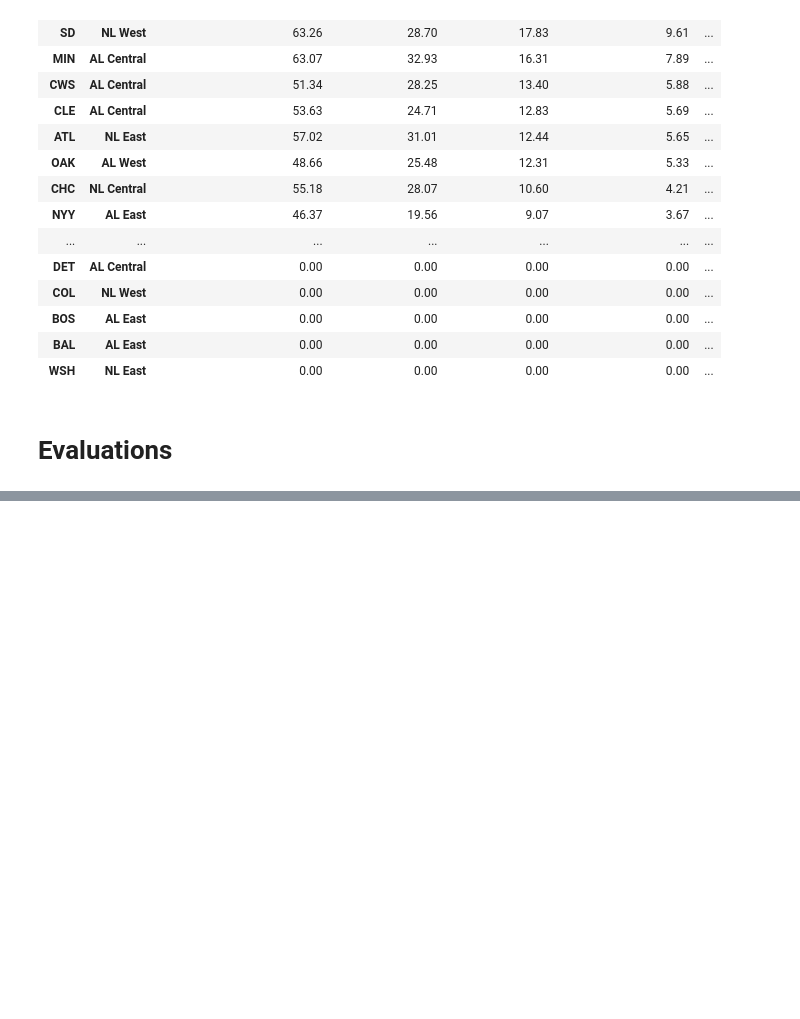
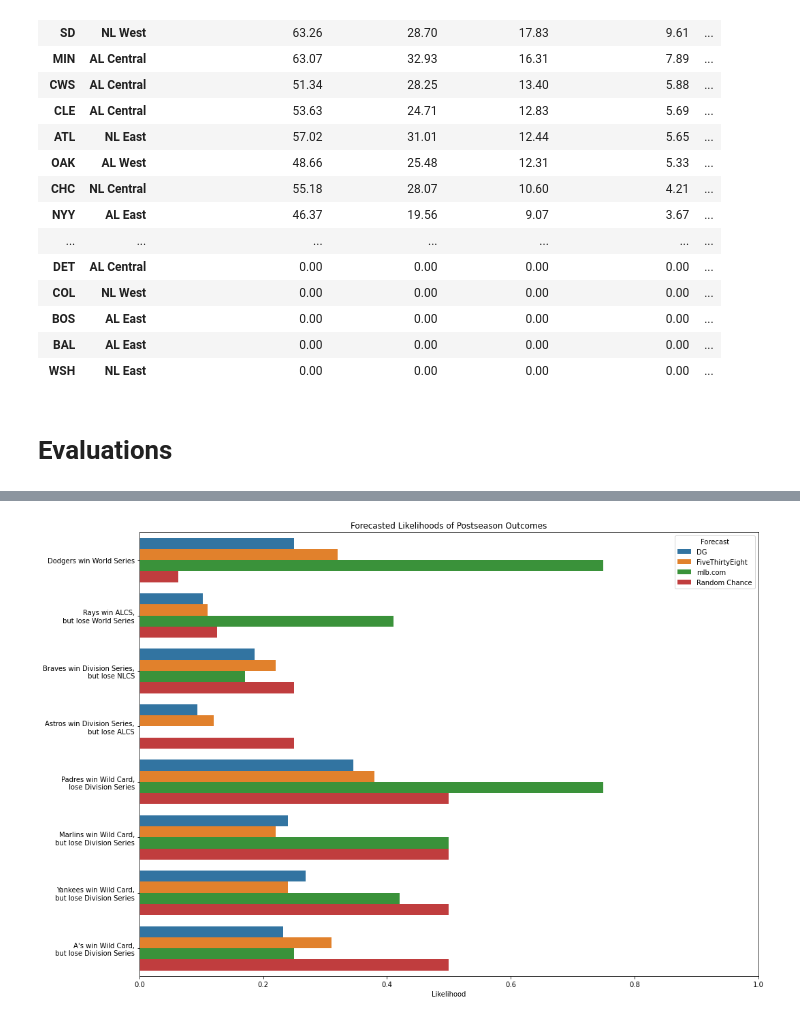
Before and after one commit to dantegates/mlb-statcast, a Jupyter notebook: 2020-postseason-projections.ipynb, the cells around one changed output, grey strips where cells are left out. Cells and saved outputs as stored; diff of their text form; code cells hidden in the pictures; blank space fills up the shorter version.

Commit message:
starting posts for postseason evaluations

```diff
--- a/2020-postseason-projections.ipynb
+++ b/2020-postseason-projections.ipynb
@@ -1080,0 +1002,25 @@ outcomes
+# %%
+import seaborn as sns
+
+FORECASTS = ['DG', 'FiveThirtyEight', 'mlb.com', 'Random Chance']
+Y_LABEL = 'description'
+X_LABEL = 'Likelihood'
+LEGEND = 'Forecast'
+
+fig, ax = plt.subplots(figsize=(15, 10))
+
+ax.set_title('Forecasted Likelihoods of Postseason Outcomes')
+
+z = outcomes.melt(
+    id_vars=Y_LABEL,
+    value_vars=FORECASTS,
+    value_name=X_LABEL,
+    var_name=LEGEND)
+
+sns.barplot(y=Y_LABEL, x=X_LABEL, hue=LEGEND, data=z)
+ax.set(ylabel=None, xlim=(0, 1))
+
+plt.tight_layout()
+plt.savefig('2020-evaluations/forecasted-likelihoods.png')
+# %% [output]
+[figure, added]
```
Also changed, not shown: parts of 13 cells of this notebook, 2 other files.
